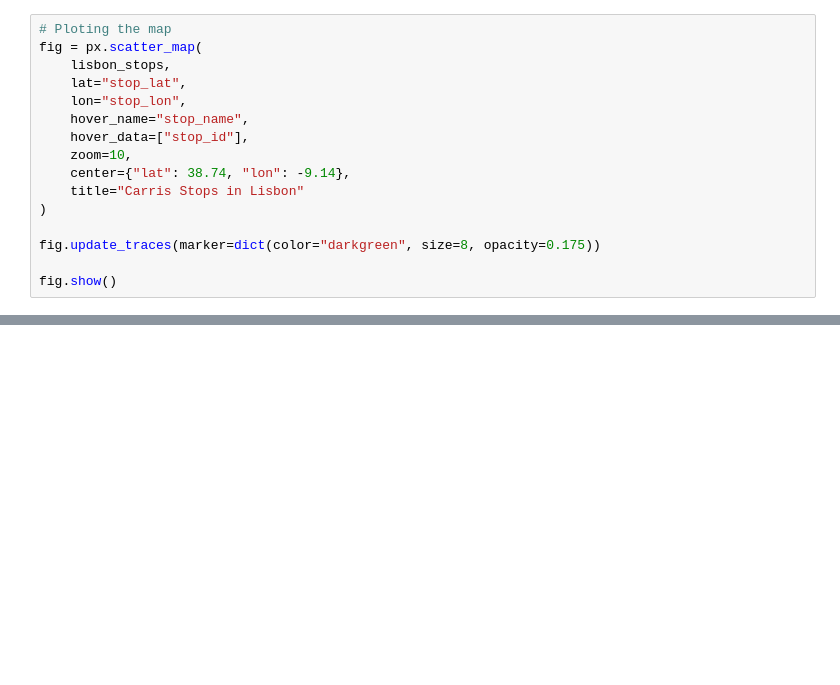
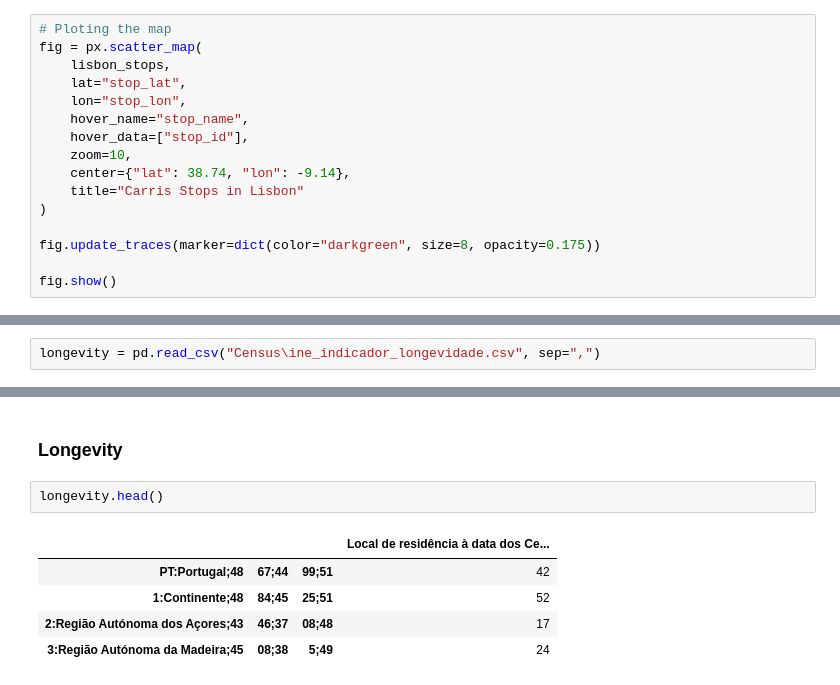
Before and after one commit to anacaleiro/GeoSpatial_Analytics-, a Jupyter notebook: EDA.ipynb, the cells around one changed output, grey strips where cells are left out. Drawn from its saved outputs; the diff is of its cells as text; blank space fills up the shorter version.

```diff
--- a/EDA.ipynb
+++ b/EDA.ipynb
@@ -168,0 +173,2 @@ fig.show()
+# %%
+longevity = pd.read_csv("Census\ine_indicador_longevidade.csv", sep=",")
@@ -168,0 +193,10 @@ fig.show()
+# %% [markdown]
+### Longevity
+# %%
+longevity.head()
+# %% [output]
+|  |  |  | Local de residência à data dos Ce... |
+| PT:Portugal;48 | 67;44 | 99;51 | 42 |
+| 1:Continente;48 | 84;45 | 25;51 | 52 |
+| 2:Região Autónoma dos Açores;43 | 46;37 | 08;48 | 17 |
+| 3:Região Autónoma da Madeira;45 | 08;38 | 5;49 | 24 |
```
Also changed, not shown: parts of 14 cells of this notebook, 2 other files.
